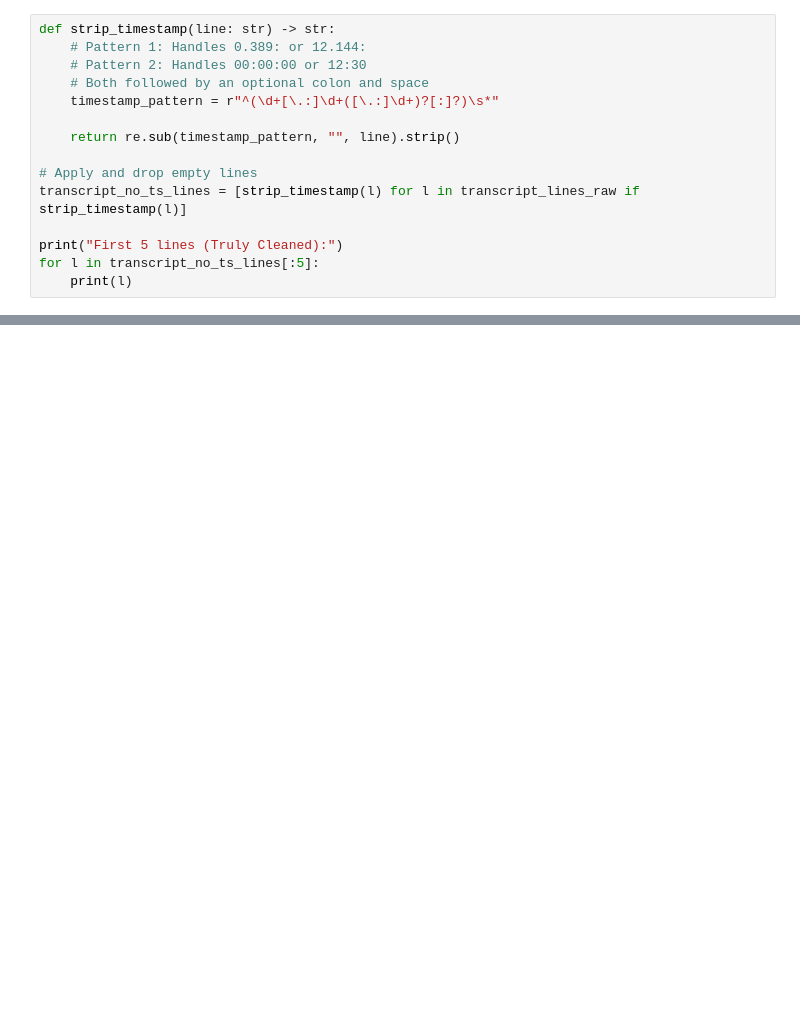
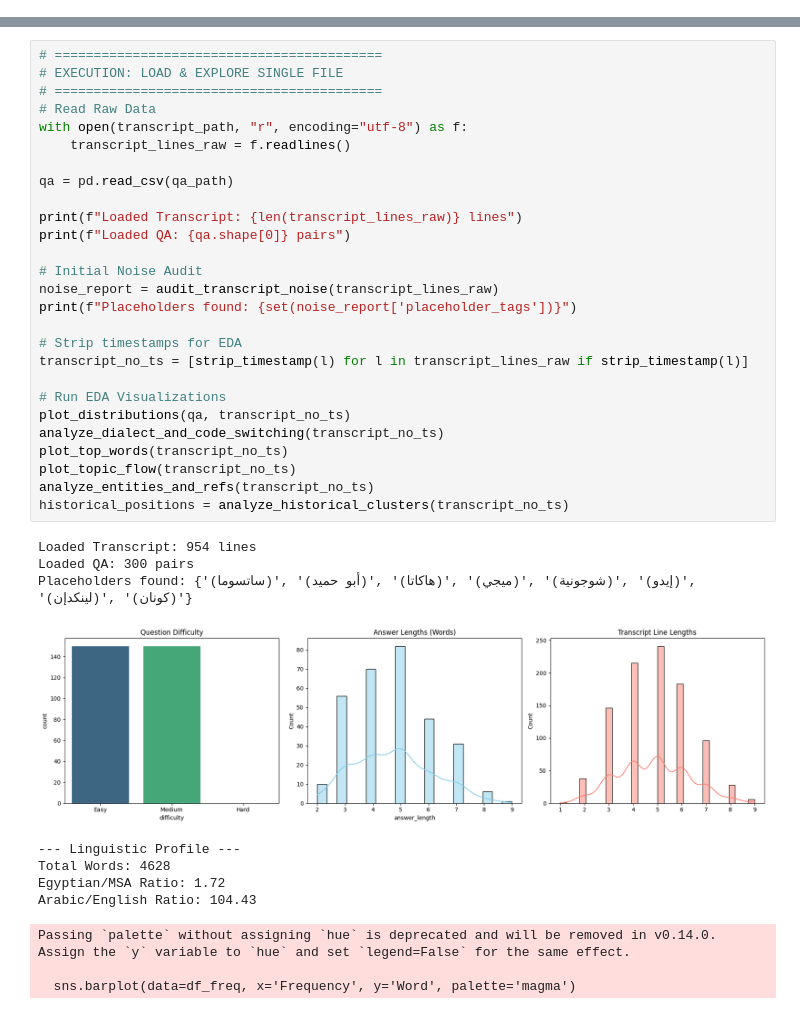
Before and after one commit to NourSaber0/Arabic-NLP-System, a Jupyter notebook: milestone1.ipynb, the cells around one changed output, grey strips where cells are left out. Cells and saved outputs as stored; diff of their text form; blank space fills up the shorter version.

```diff
--- a/milestone1.ipynb
+++ b/milestone1.ipynb
@@ -77,15 +0,0 @@ Found 0 lines with repetitive characters.
-# %%
-def strip_timestamp(line: str) -> str:
-    # Pattern 1: Handles 0.389: or 12.144:
-    # Pattern 2: Handles 00:00:00 or 12:30
-    # Both followed by an optional colon and space
-    timestamp_pattern = r"^(\d+[\.:]\d+([\.:]\d+)?[:]?)\s*"
-
-    return re.sub(timestamp_pattern, "", line).strip()
-
-# Apply and drop empty lines
-transcript_no_ts_lines = [strip_timestamp(l) for l in transcript_lines_raw if strip_timestamp(l)]
-
-print("First 5 lines (Truly Cleaned):")
-for l in transcript_no_ts_lines[:5]:
-    print(l)
@@ -688,0 +257,39 @@ Created 23 chunks for the modeling phase.
+# %%
+# ==========================================
+# EXECUTION: LOAD & EXPLORE SINGLE FILE
+# ==========================================
+# Read Raw Data
+with open(transcript_path, "r", encoding="utf-8") as f:
+    transcript_lines_raw = f.readlines()
+
+qa = pd.read_csv(qa_path)
+
+print(f"Loaded Transcript: {len(transcript_lines_raw)} lines")
+print(f"Loaded QA: {qa.shape[0]} pairs")
+
+# Initial Noise Audit
+noise_report = audit_transcript_noise(transcript_lines_raw)
+print(f"Placeholders found: {set(noise_report['placeholder_tags'])}")
+
+# Strip timestamps for EDA
+transcript_no_ts = [strip_timestamp(l) for l in transcript_lines_raw if strip_timestamp(l)]
+
+# Run EDA Visualizations
+plot_distributions(qa, transcript_no_ts)
+analyze_dialect_and_code_switching(transcript_no_ts)
+plot_top_words(transcript_no_ts)
+plot_topic_flow(transcript_no_ts)
+analyze_entities_and_refs(transcript_no_ts)
+historical_positions = analyze_historical_clusters(transcript_no_ts)
+# %% [output]
+Loaded Transcript: 954 lines
+Loaded QA: 300 pairs
+Placeholders found: {'(ساتسوما)', '(أبو حميد)', '(هاكاتا)', '(ميجي)', '(شوجونية)', '(إيدو)', '(لينكدإن)', '(كونان)'}
+[figure, added]
+--- Linguistic Profile ---
+Total Words: 4628
+Egyptian/MSA Ratio: 1.72
+Arabic/English Ratio: 104.43
+Passing `palette` without assigning `hue` is deprecated and will be removed in v0.14.0. Assign the `y` variable to `hue` and set `legend=False` for the same effect.
+
+  sns.barplot(data=df_freq, x='Frequency', y='Word', palette='magma')
```
Also changed, not shown: parts of 31 cells of this notebook.
